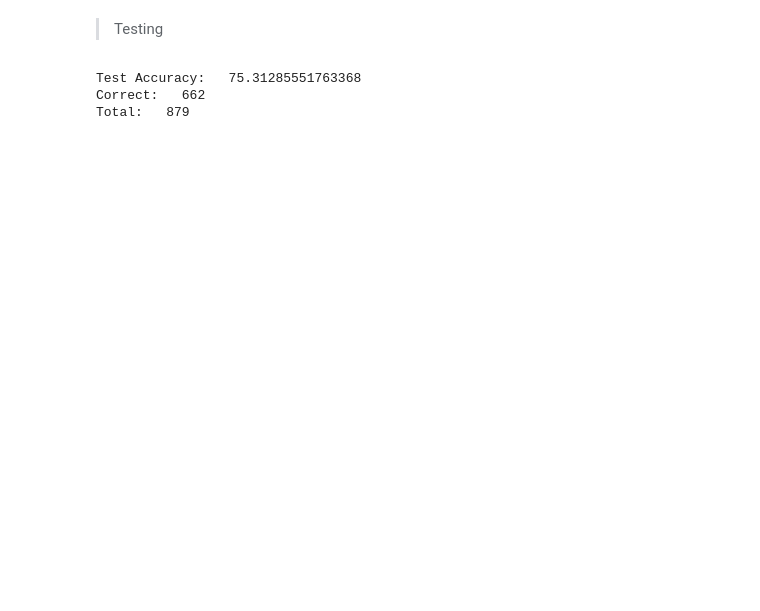
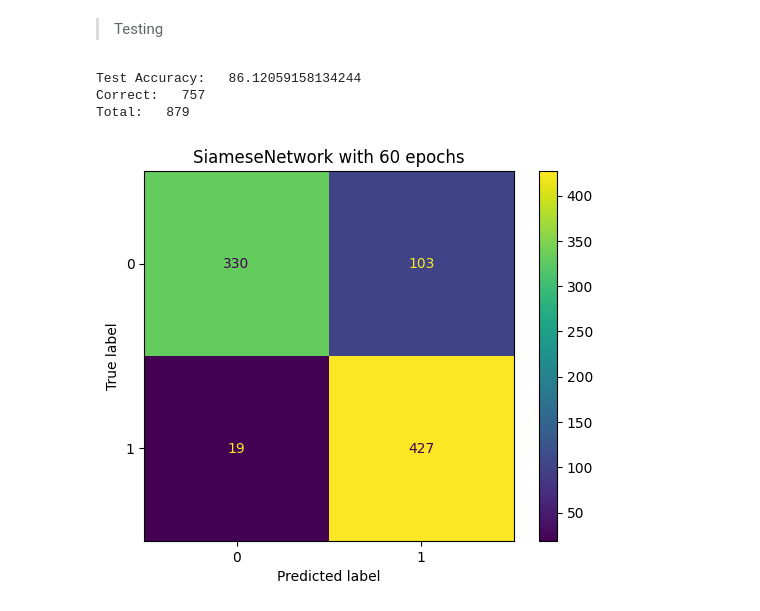
Before and after one commit to jjosnayo2102/machine_learning_proyecto4, a Jupyter notebook: SimesseNetwork Implemetation.ipynb, the cells around one changed output. Saved outputs shown, nothing was run; the diff lists cells and outputs as text; code cells hidden in the pictures; blank space fills up the shorter version.

```diff
--- a/SimesseNetwork Implemetation.ipynb
+++ b/SimesseNetwork Implemetation.ipynb
@@ -307,0 +300,3 @@ plt.legend()
+# %%
+model = torch.load('ModelContrastive60.pth', map_location=device)
+model.to(device)
@@ -310,6 +323,8 @@ plt.legend()
 # %%
 def test(model, test_loader, threshold=0.5):
     model.eval()
+    all_predictions = []
+    all_labels = []
     with torch.no_grad():
         correct = 0
         total = 0
@@ -322,33 +337,43 @@ def test(model, test_loader, threshold=0.5):
 
             # Calcular la similitud del coseno
             #cosine_similarity = nn.functional.cosine_similarity(output1, output2)
+
+            # Calcular la distancia por pares para Constrive y BCE
             cosine_similarity = F.pairwise_distance(output1, output2)
 
 
-            # Convertir la similitud del coseno a predicciones (1 si similares, 0 si no)
+            # Convertir la similitud del coseno a predicciones (1 si similares, -1 si no)
             #predictions = torch.where(cosine_similarity > threshold, torch.tensor(1.0), torch.tensor(-1.0))
+
+            # Convertir la similitud del coseno a predicciones (0 si similares, 1 si no)
             predictions = torch.where(cosine_similarity > threshold, torch.tensor(1.0), torch.tensor(0.0))
 
-            #print("Cosine:  :",cosine_similarity)
-            #print("Prediccion:  :", predictions.item())
-            #print("True Label:  :", labels.item())
-            #print("State:   : ", (predictions == labels).sum().item())
 
-            #print("\n")
-            #if (idx == 15): return 0,0,0
+            all_predictions.extend(predictions.cpu().numpy())
+            all_labels.extend(labels.cpu().numpy())
 
             total += 1
             correct += (predictions == labels).sum().item()
 
     test_accuracy = 100 * correct / total
-    return test_accuracy, correct, total
+    return test_accuracy, correct, total, all_predictions, all_labels
 # %%
-test_accuracy, correct, total = test(model, test_dataloader)
+test_accuracy, correct, total, all_predictions, all_labels = test(model, test_dataloader)
 
 print("\nTest Accuracy:  ", test_accuracy)
 print("Correct:  ", correct)
 print("Total:  ", total)
 # %% [output]
-Test Accuracy:   75.31285551763368
-Correct:   662
+Test Accuracy:   86.12059158134244
+Correct:   757
 Total:   879
+# %%
+# Crear la matriz de confusión
+cm = confusion_matrix(all_labels, all_predictions)
+disp = ConfusionMatrixDisplay(confusion_matrix=cm)
+disp.plot()
+
+plt.title("SiameseNetwork with 60 epochs")
+plt.show()
+# %% [output]
+[figure, added]
```
Also changed, not shown: parts of 14 cells of this notebook, 3 other files.
